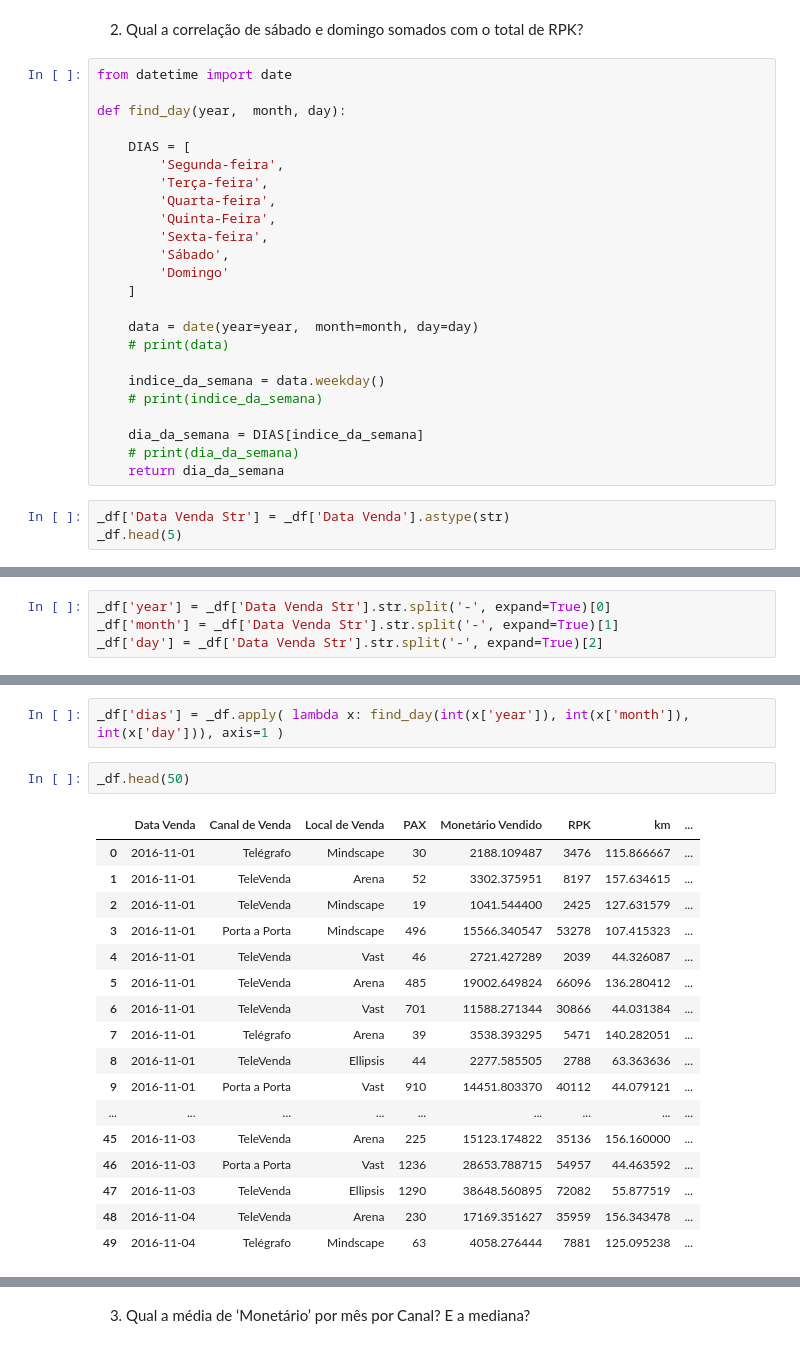
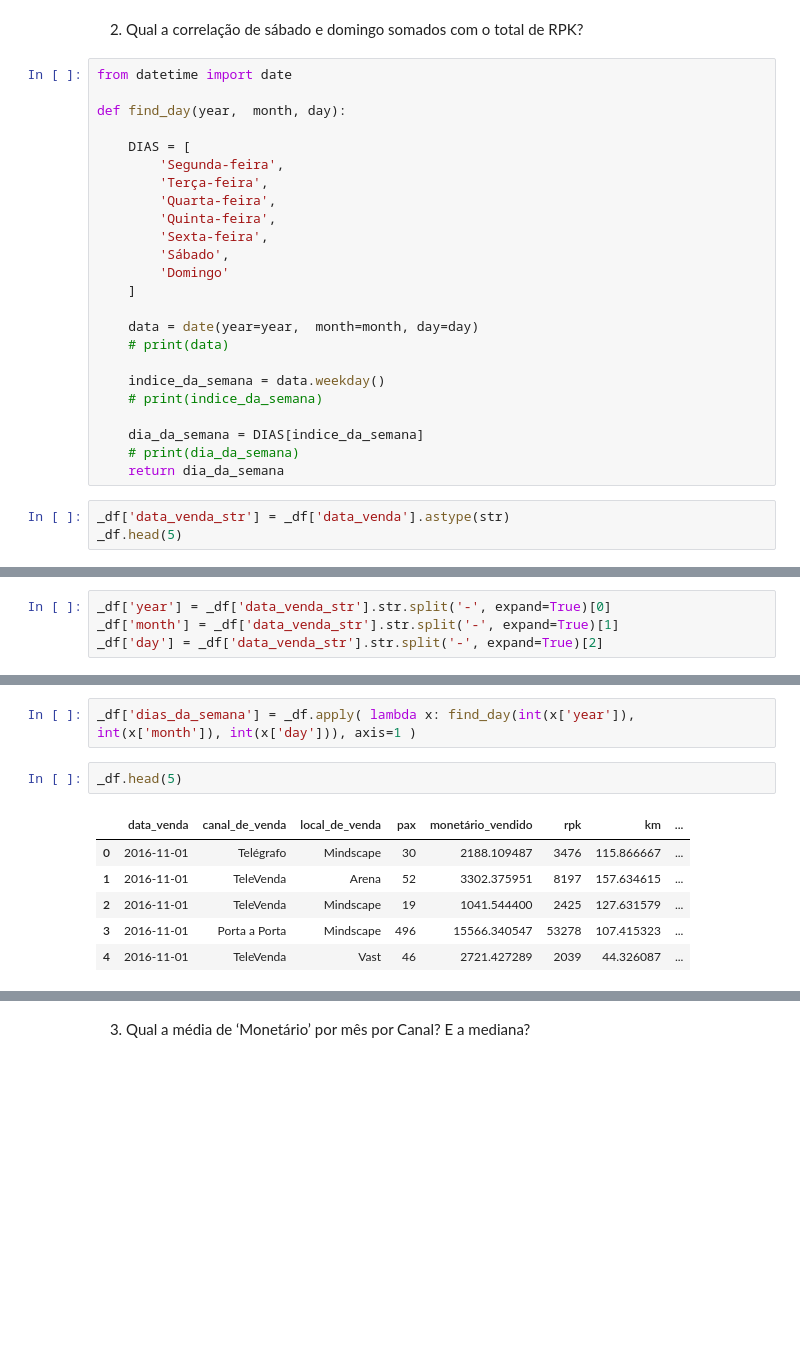
Before and after one commit to alexaugusto23/Gol_Cases, a Jupyter notebook: case01.ipynb, the cells around one changed output, grey strips where cells are left out. Cells and saved outputs as stored; diff of their text form; blank space fills up the shorter version.

```diff
--- a/case01.ipynb
+++ b/case01.ipynb
@@ -171,7 +189,7 @@ def find_day(year,  month, day):
         'Segunda-feira',
         'Terça-feira',
         'Quarta-feira',
-        'Quinta-Feira',
+        'Quinta-feira',
         'Sexta-feira',
         'Sábado',
         'Domingo'
@@ -187,6 +205,6 @@ def find_day(year,  month, day):
     # print(dia_da_semana)
     return dia_da_semana
 # %%
-_df['Data Venda Str'] = _df['Data Venda'].astype(str)
+_df['data_venda_str'] = _df['data_venda'].astype(str)
 _df.head(5)
 # %% [output]
@@ -213,9 +231,9 @@ _df['Data Venda Str'].str.split('-', expand=True)
 | 2431 | 2017 | 04 | 01 |
 2432 rows × 3 columns
 # %%
-_df['year'] = _df['Data Venda Str'].str.split('-', expand=True)[0]
-_df['month'] = _df['Data Venda Str'].str.split('-', expand=True)[1]
-_df['day'] = _df['Data Venda Str'].str.split('-', expand=True)[2]
+_df['year'] = _df['data_venda_str'].str.split('-', expand=True)[0]
+_df['month'] = _df['data_venda_str'].str.split('-', expand=True)[1]
+_df['day'] = _df['data_venda_str'].str.split('-', expand=True)[2]
 # %%
 _df.head()
 # %% [output]
@@ -226,24 +244,13 @@ _df.head()
 | 3 | 2016-11-01 | Porta a Porta | Mindscape | 496 | 15566.340547 | 53278 | 107.415323 | ... |
 | 4 | 2016-11-01 | TeleVenda | Vast | 46 | 2721.427289 | 2039 | 44.326087 | ... |
 # %%
-_df['dias'] = _df.apply( lambda x: find_day(int(x['year']), int(x['month']), int(x['day'])), axis=1 )
+_df['dias_da_semana'] = _df.apply( lambda x: find_day(int(x['year']), int(x['month']), int(x['day'])), axis=1 )
 # %%
-_df.head(50)
+_df.head(5)
 # %% [output]
-|  | Data Venda | Canal de Venda | Local de Venda | PAX | Monetário Vendido | RPK | km | ... |
+|  | data_venda | canal_de_venda | local_de_venda | pax | monetário_vendido | rpk | km | ... |
 | 0 | 2016-11-01 | Telégrafo | Mindscape | 30 | 2188.109487 | 3476 | 115.866667 | ... |
 | 1 | 2016-11-01 | TeleVenda | Arena | 52 | 3302.375951 | 8197 | 157.634615 | ... |
 | 2 | 2016-11-01 | TeleVenda | Mindscape | 19 | 1041.544400 | 2425 | 127.631579 | ... |
 | 3 | 2016-11-01 | Porta a Porta | Mindscape | 496 | 15566.340547 | 53278 | 107.415323 | ... |
 | 4 | 2016-11-01 | TeleVenda | Vast | 46 | 2721.427289 | 2039 | 44.326087 | ... |
-| 5 | 2016-11-01 | TeleVenda | Arena | 485 | 19002.649824 | 66096 | 136.280412 | ... |
-| 6 | 2016-11-01 | TeleVenda | Vast | 701 | 11588.271344 | 30866 | 44.031384 | ... |
-| 7 | 2016-11-01 | Telégrafo | Arena | 39 | 3538.393295 | 5471 | 140.282051 | ... |
-| 8 | 2016-11-01 | TeleVenda | Ellipsis | 44 | 2277.585505 | 2788 | 63.363636 | ... |
-| 9 | 2016-11-01 | Porta a Porta | Vast | 910 | 14451.803370 | 40112 | 44.079121 | ... |
-| ... | ... | ... | ... | ... | ... | ... | ... | ... |
-| 45 | 2016-11-03 | TeleVenda | Arena | 225 | 15123.174822 | 35136 | 156.160000 | ... |
-| 46 | 2016-11-03 | Porta a Porta | Vast | 1236 | 28653.788715 | 54957 | 44.463592 | ... |
-| 47 | 2016-11-03 | TeleVenda | Ellipsis | 1290 | 38648.560895 | 72082 | 55.877519 | ... |
-| 48 | 2016-11-04 | TeleVenda | Arena | 230 | 17169.351627 | 35959 | 156.343478 | ... |
-| 49 | 2016-11-04 | Telégrafo | Mindscape | 63 | 4058.276444 | 7881 | 125.095238 | ... |
```
Also changed, not shown: parts of 39 cells of this notebook.
